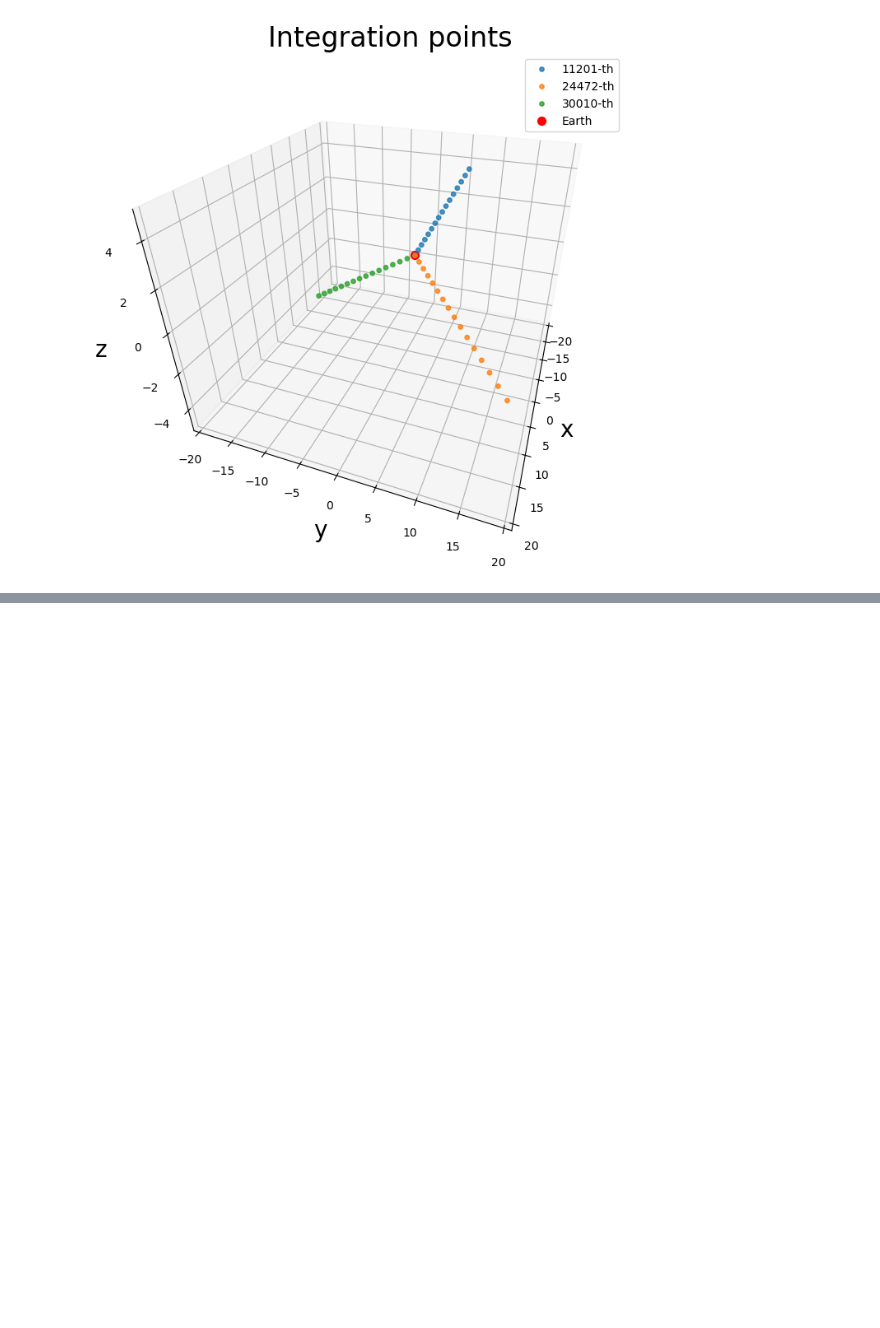
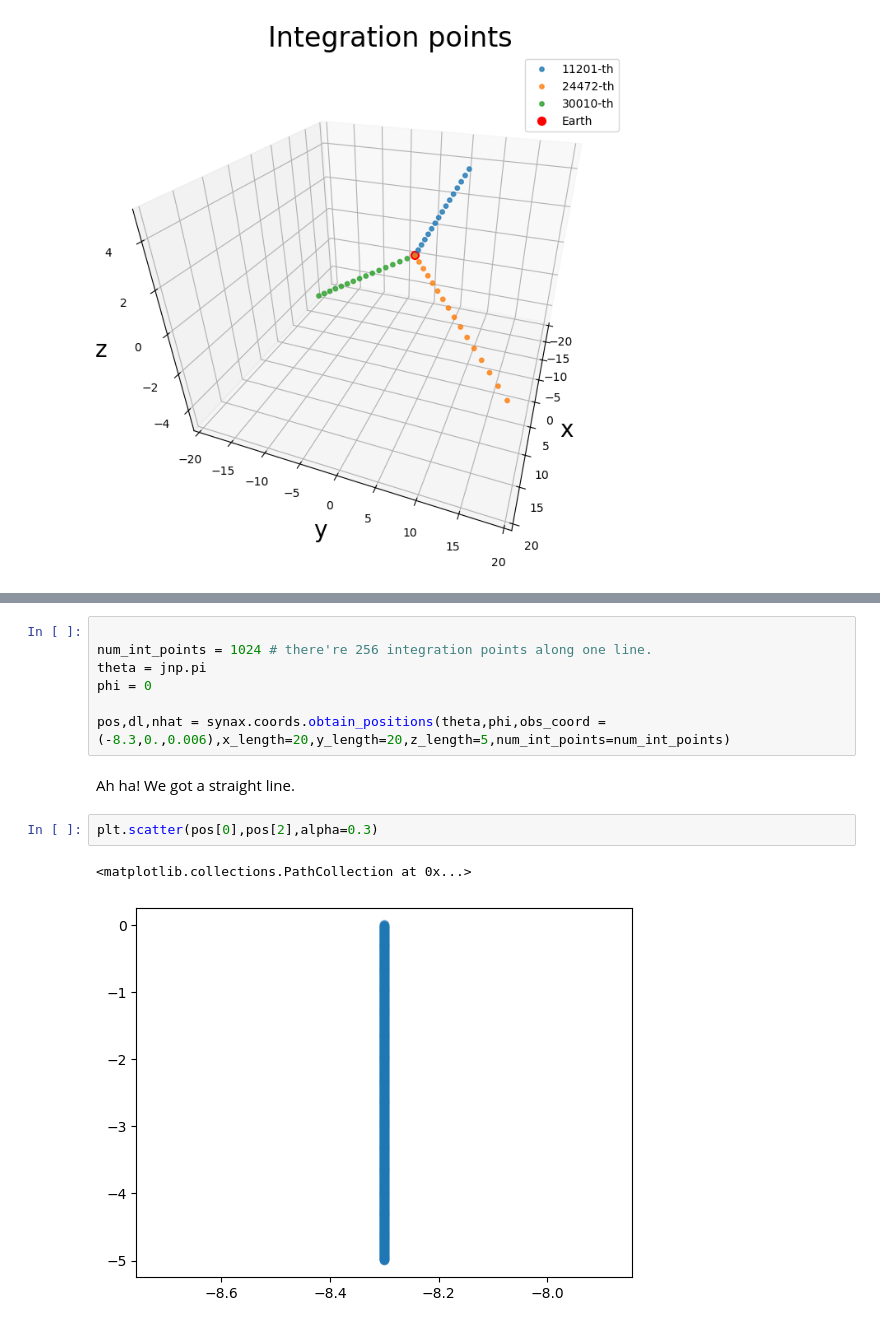
Before and after one commit to dkn16/Synax, a Jupyter notebook: examples/Integration.ipynb, the cells around one changed output, grey strips where cells are left out. Saved outputs shown, nothing was run; the diff lists cells and outputs as text; blank space fills up the shorter version.

```diff
--- a/examples/Integration.ipynb
+++ b/examples/Integration.ipynb
@@ -89,0 +106,14 @@ plt.tight_layout()
+# %%
+
+num_int_points = 1024 # there're 256 integration points along one line.
+theta = jnp.pi
+phi = 0
+
+pos,dl,nhat = synax.coords.obtain_positions(theta,phi,obs_coord = (-8.3,0.,0.006),x_length=20,y_length=20,z_length=5,num_int_points=num_int_points)
+# %% [markdown]
+Ah ha! We got a straight line.
+# %%
+plt.scatter(pos[0],pos[2],alpha=0.3)
+# %% [output]
+<matplotlib.collections.PathCollection at 0x...>
+[figure, added]
```
Also changed, not shown: parts of 14 cells of this notebook, 2 other files.
